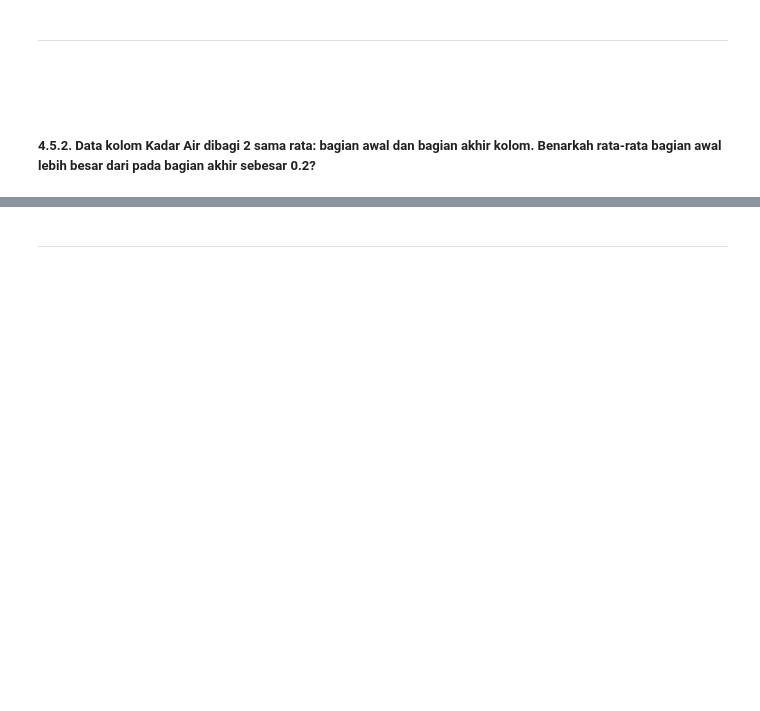
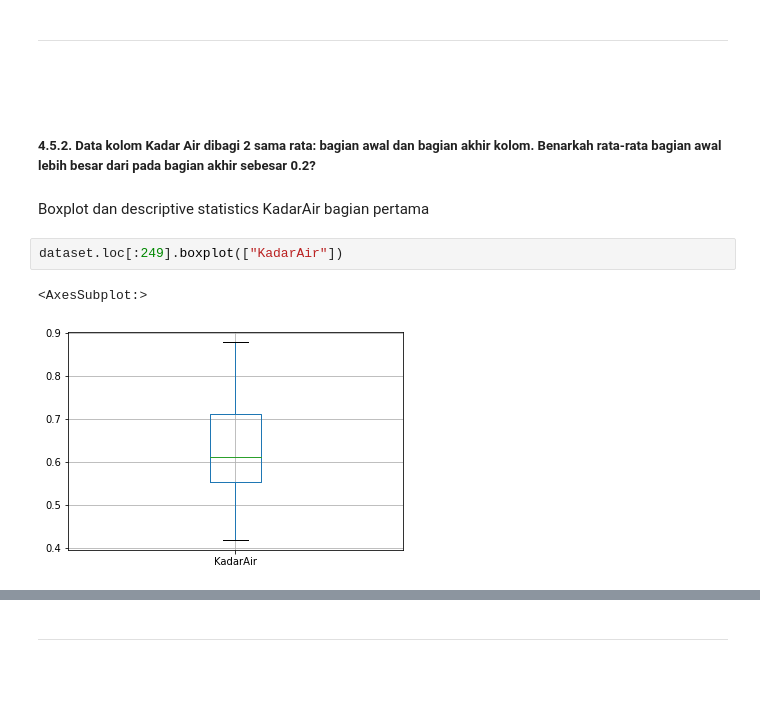
Before and after one commit to Lock1/IF2220-Probstat, a Jupyter notebook: TubesProbstat.ipynb, the cells around one changed output, grey strips where cells are left out. Saved outputs shown, nothing was run; the diff lists cells and outputs as text; blank space fills up the shorter version.

````diff
--- a/TubesProbstat.ipynb
+++ b/TubesProbstat.ipynb
@@ -1096,3 +1175,10 @@ TODO : Add
 ```
 # %% [markdown]
 ##### 4.5.2. Data kolom Kadar Air dibagi 2 sama rata: bagian awal dan bagian akhir kolom. Benarkah rata-rata bagian awal lebih besar dari pada bagian akhir sebesar 0.2?
+# %% [markdown]
+Boxplot dan descriptive statistics KadarAir bagian pertama
+# %%
+dataset.loc[:249].boxplot(["KadarAir"])
+# %% [output]
+<AxesSubplot:>
+[figure, added]
````
Also changed, not shown: parts of 75 cells of this notebook, 2 other files.
